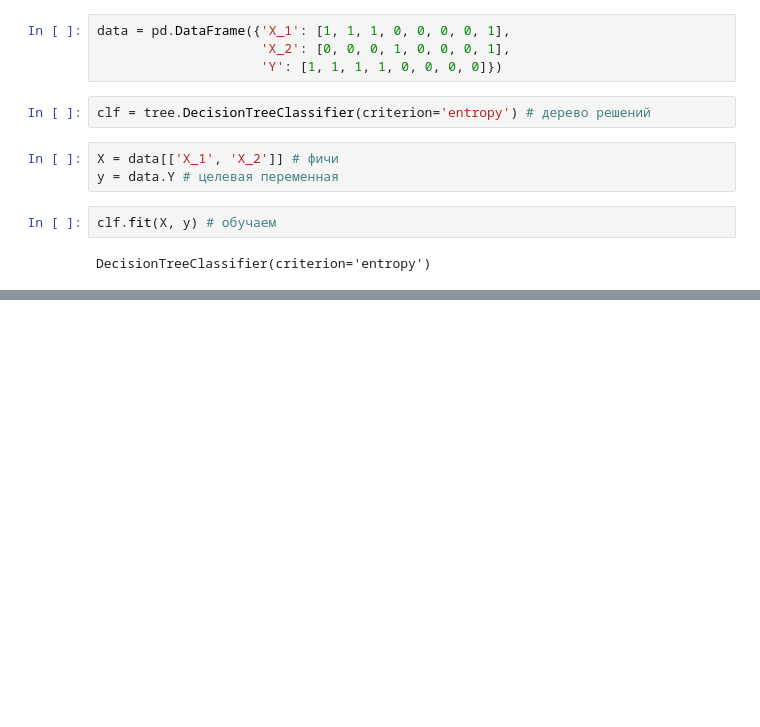
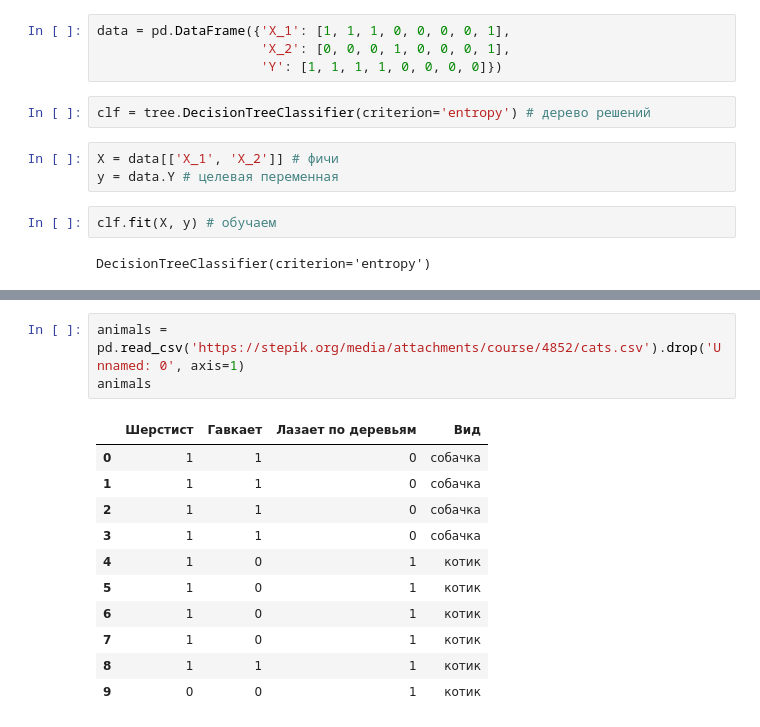
Before and after one commit to vlkttlv/labs_ds_ml, a Jupyter notebook: stepik_course/decision_trees/2.1.ipynb, the cells around one changed output, grey strips where cells are left out. Saved outputs shown, nothing was run; the diff lists cells and outputs as text; blank space fills up the shorter version.

```diff
--- a/stepik_course/decision_trees/2.1.ipynb
+++ b/stepik_course/decision_trees/2.1.ipynb
@@ -31,0 +21,15 @@ tree.plot_tree(clf, filled=True, class_names=['Negative', 'Positive'], feature_n
+# %%
+animals = pd.read_csv('https://stepik.org/media/attachments/course/4852/cats.csv').drop('Unnamed: 0', axis=1)
+animals
+# %% [output]
+|  | Шерстист | Гавкает | Лазает по деревьям | Вид |
+| 0 | 1 | 1 | 0 | собачка |
+| 1 | 1 | 1 | 0 | собачка |
+| 2 | 1 | 1 | 0 | собачка |
+| 3 | 1 | 1 | 0 | собачка |
+| 4 | 1 | 0 | 1 | котик |
+| 5 | 1 | 0 | 1 | котик |
+| 6 | 1 | 0 | 1 | котик |
+| 7 | 1 | 0 | 1 | котик |
+| 8 | 1 | 1 | 1 | котик |
+| 9 | 0 | 0 | 1 | котик |
```
Also changed, not shown: parts of 4 cells of this notebook, 1 other file.
